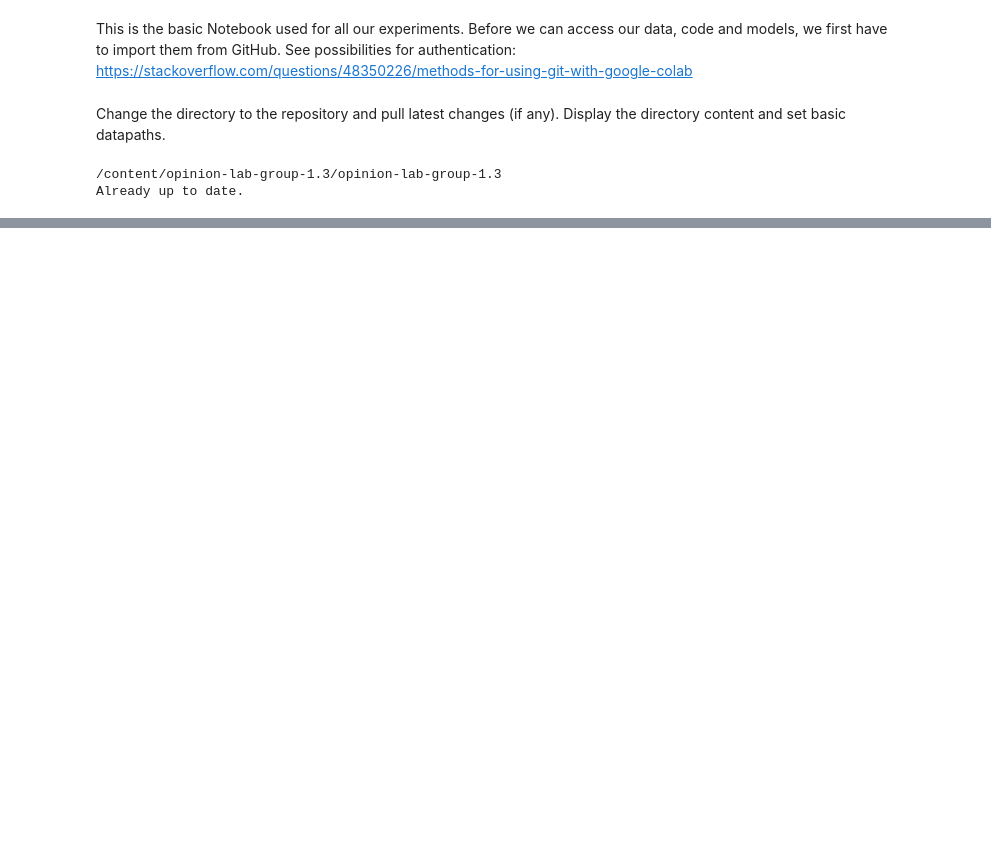
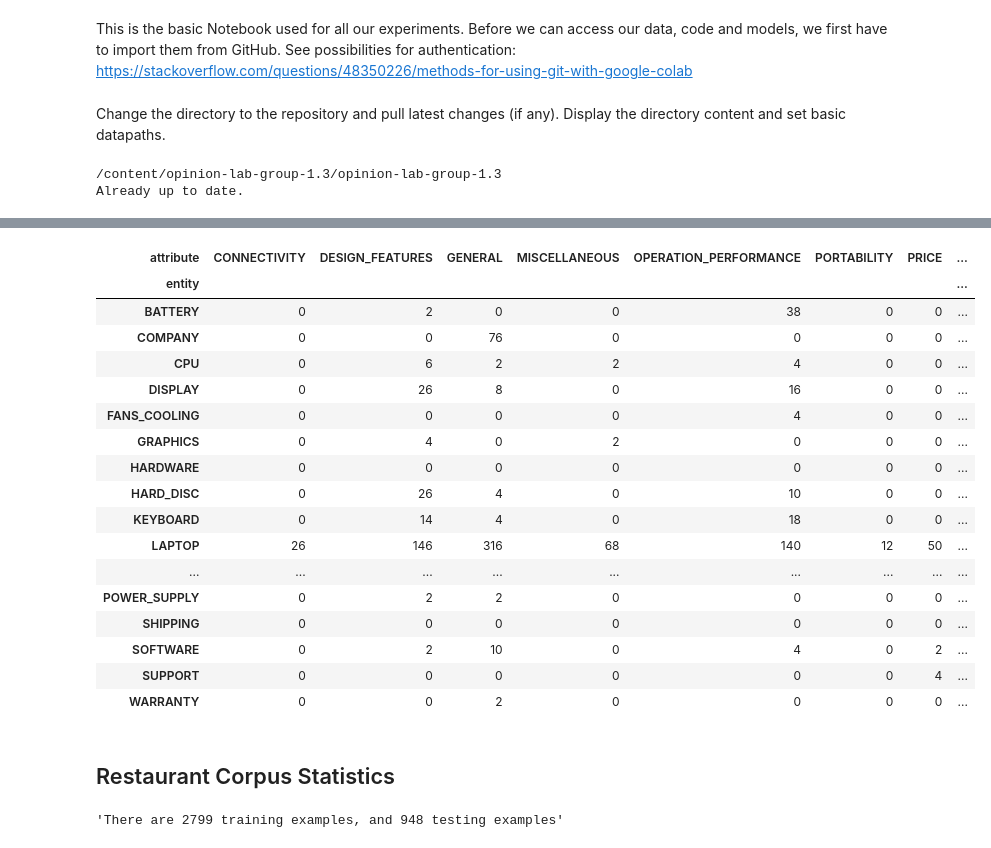
Before and after one commit to kylehiroyasu/opinion-lab-group-1.3, a Jupyter notebook: notebooks/Load_Data.ipynb, the cells around one changed output, grey strips where cells are left out. Drawn from its saved outputs; the diff is of its cells as text; code cells hidden in the pictures; blank space fills up the shorter version.

```diff
--- a/notebooks/Load_Data.ipynb
+++ b/notebooks/Load_Data.ipynb
@@ -43,0 +168,33 @@ srcpath = "src"
+# %%
+laptops_test[['entity', 'attribute']].pivot_table(index='entity',
+                                                  columns=['attribute'],
+                                                  aggfunc=np.size,
+                                                  fill_value=0)
+# %% [output]
+| attribute | CONNECTIVITY | DESIGN_FEATURES | GENERAL | MISCELLANEOUS | OPERATION_PERFORMANCE | PORTABILITY | PRICE | ... |
+| entity |  |  |  |  |  |  |  | ... |
+| BATTERY | 0 | 2 | 0 | 0 | 38 | 0 | 0 | ... |
+| COMPANY | 0 | 0 | 76 | 0 | 0 | 0 | 0 | ... |
+| CPU | 0 | 6 | 2 | 2 | 4 | 0 | 0 | ... |
+| DISPLAY | 0 | 26 | 8 | 0 | 16 | 0 | 0 | ... |
+| FANS_COOLING | 0 | 0 | 0 | 0 | 4 | 0 | 0 | ... |
+| GRAPHICS | 0 | 4 | 0 | 2 | 0 | 0 | 0 | ... |
+| HARDWARE | 0 | 0 | 0 | 0 | 0 | 0 | 0 | ... |
+| HARD_DISC | 0 | 26 | 4 | 0 | 10 | 0 | 0 | ... |
+| KEYBOARD | 0 | 14 | 4 | 0 | 18 | 0 | 0 | ... |
+| LAPTOP | 26 | 146 | 316 | 68 | 140 | 12 | 50 | ... |
+| ... | ... | ... | ... | ... | ... | ... | ... | ... |
+| POWER_SUPPLY | 0 | 2 | 2 | 0 | 0 | 0 | 0 | ... |
+| SHIPPING | 0 | 0 | 0 | 0 | 0 | 0 | 0 | ... |
+| SOFTWARE | 0 | 2 | 10 | 0 | 4 | 0 | 2 | ... |
+| SUPPORT | 0 | 0 | 0 | 0 | 0 | 0 | 4 | ... |
+| WARRANTY | 0 | 0 | 2 | 0 | 0 | 0 | 0 | ... |
+# %% [markdown]
+## Restaurant Corpus Statistics
+# %%
+training_examples = restaurants_train.shape[0]
+testing_examples = restaurants_test.shape[0]
+
+'There are {} training examples, and {} testing examples'.format(training_examples, testing_examples)
+# %% [output]
+'There are 2799 training examples, and 948 testing examples'
```
Also changed, not shown: parts of 23 cells of this notebook, 18 other files.
